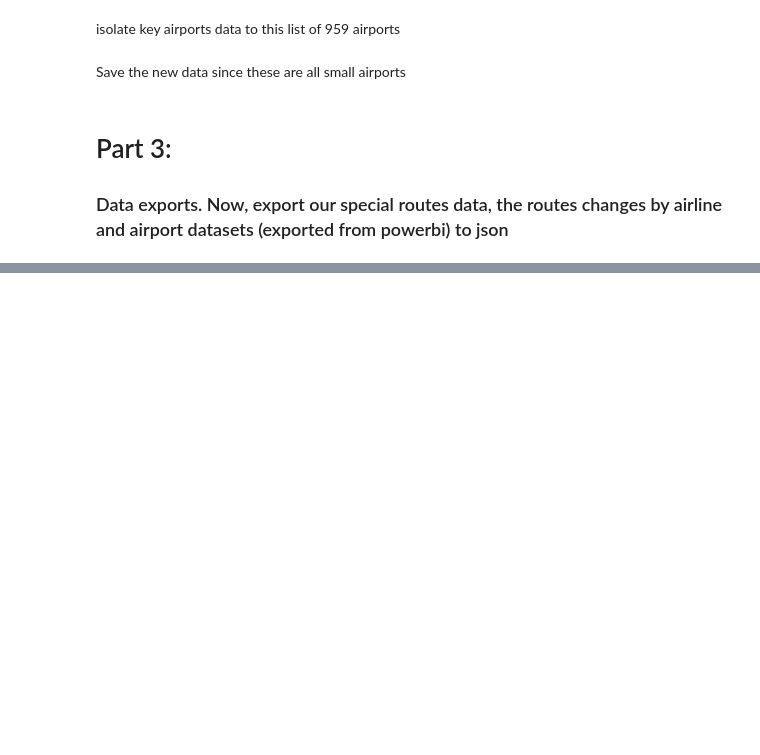
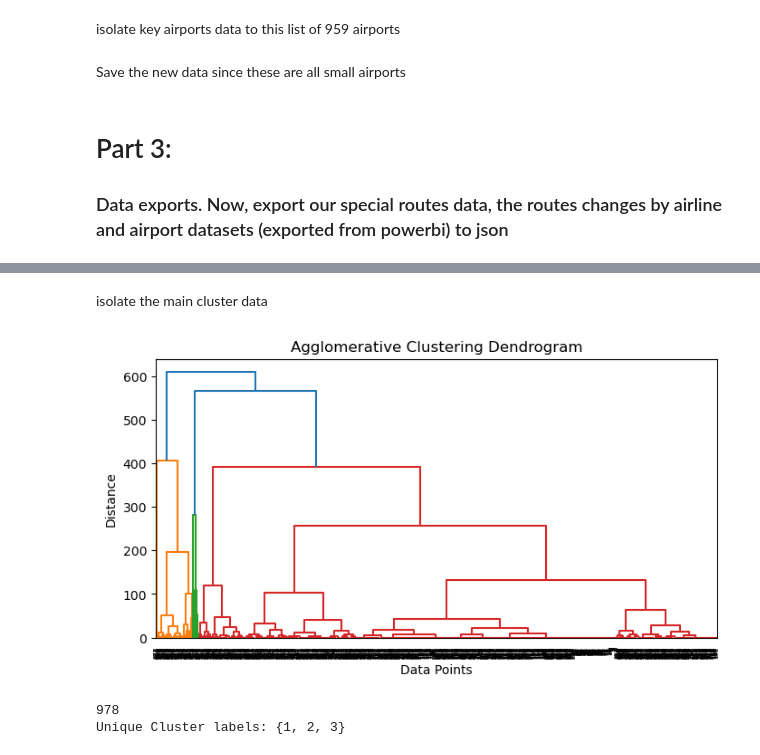
Before and after one commit to maxjing97/flight-routes-analysis, a Jupyter notebook: backend/dataset_preparation/4_data_cluster_prep.ipynb, the cells around one changed output, grey strips where cells are left out. Drawn from its saved outputs; the diff is of its cells as text; code cells hidden in the pictures; blank space fills up the shorter version.

Commit message:
added clustering code.

```diff
--- a/backend/dataset_preparation/4_data_cluster_prep.ipynb
+++ b/backend/dataset_preparation/4_data_cluster_prep.ipynb
@@ -422,0 +434,4 @@ data.to_json('airline_changes.json', orient='records', indent=4)
+# %%
+init_data = pd.read_csv("./data/airport_changes.csv", encoding="utf-8")
+print(len(init_data))
+init_data.head(n=2)
@@ -422,0 +443,23 @@ data.to_json('airline_changes.json', orient='records', indent=4)
+# %% [markdown]
+isolate the main cluster data
+# %%
+clusterdata = np.array(init_data["current_vs_pre2020_routes"])
+clusterdata = clusterdata.reshape(-1, 1) #convert 2d array
+Z = linkage(clusterdata, method='ward')
+# Plots dendrogram
+plt.figure(figsize=(8, 4))
+dendrogram(Z)
+plt.title('Agglomerative Clustering Dendrogram')
+plt.xlabel('Data Points')
+plt.ylabel('Distance')
+plt.show()
+# %% [output]
+[figure, added]
+# %%
+# Cut the tree into 3 clusters
+labels = fcluster(Z, t=3, criterion='maxclust')
+print(len(labels))
+print("Unique Cluster labels:", set(labels))
+# %% [output]
+978
+Unique Cluster labels: {1, 2, 3}
```
Also changed, not shown: parts of 7 cells of this notebook.
